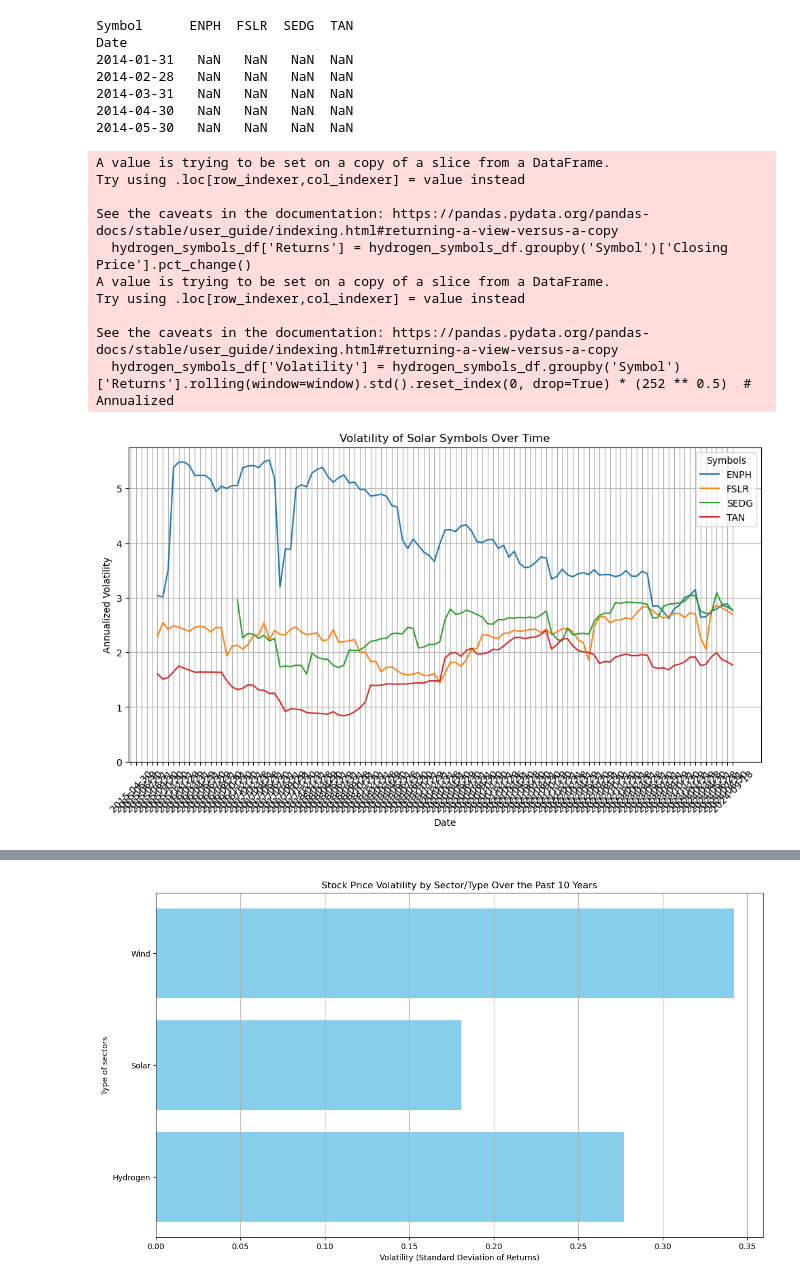
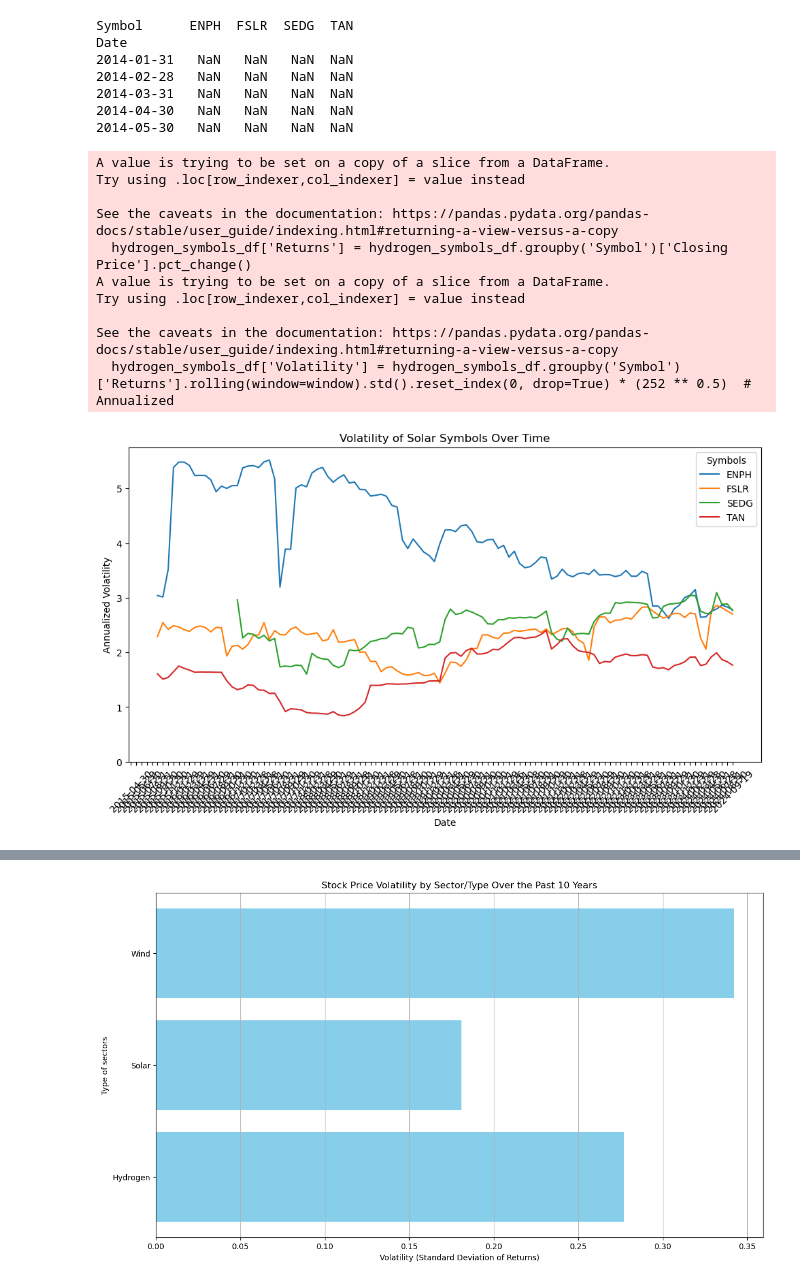
Before and after one commit to shalini1807/Project-1, a Jupyter notebook: project 1-shalini.ipynb, the cells around one changed output, grey strips where cells are left out. Drawn from its saved outputs; the diff is of its cells as text; code cells hidden in the pictures.

Commit message:
added a folder images and made the changes to the code

```diff
--- a/project 1-shalini.ipynb
+++ b/project 1-shalini.ipynb
@@ -243,35 +265,35 @@ window = 20
 hydrogen_symbols_df['Volatility'] = hydrogen_symbols_df.groupby('Symbol')['Returns'].rolling(window=window).std().reset_index(0, drop=True) * (252 ** 0.5)  # Annualized
 
 # Pivot the data to have one column per symbol
 volatility_df = solar_symbols_df.pivot(index='Date', columns='Symbol', values='Volatility')
 
 
 # Plotting
 plt.figure(figsize=(12, 6))
 for column in volatility_df.columns:
     plt.plot(volatility_df.index, volatility_df[column], label=column)
 
 plt.title('Volatility of Solar Symbols Over Time')
 plt.xlabel('Date')
 plt.ylabel('Annualized Volatility')
 plt.legend(title='Symbols', loc='upper right')
 plt.xticks(rotation=45)
 plt.ylim(bottom=0)  # Start y-axis at 0
 #plt.tight_layout()
-plt.grid(True)
+#plt.grid(True)
 plt.show()
 # %% [output]
 A value is trying to be set on a copy of a slice from a DataFrame.
 Try using .loc[row_indexer,col_indexer] = value instead
 
 See the caveats in the documentation: https://pandas.pydata.org/pandas-docs/stable/user_guide/indexing.html#returning-a-view-versus-a-copy
   hydrogen_symbols_df['Returns'] = hydrogen_symbols_df.groupby('Symbol')['Closing Price'].pct_change()
 A value is trying to be set on a copy of a slice from a DataFrame.
 Try using .loc[row_indexer,col_indexer] = value instead
 
 See the caveats in the documentation: https://pandas.pydata.org/pandas-docs/stable/user_guide/indexing.html#returning-a-view-versus-a-copy
   hydrogen_symbols_df['Volatility'] = hydrogen_symbols_df.groupby('Symbol')['Returns'].rolling(window=window).std().reset_index(0, drop=True) * (252 ** 0.5)  # Annualized
-[figure, old version]
+[figure, new version]
 # %%
 # Ensure that the 'Date' column is in datetime format
 ordered_data_df['Date'] = pd.to_datetime(ordered_data_df['Date'])
```
Also changed, not shown: parts of 7 cells of this notebook, 3 other files.
